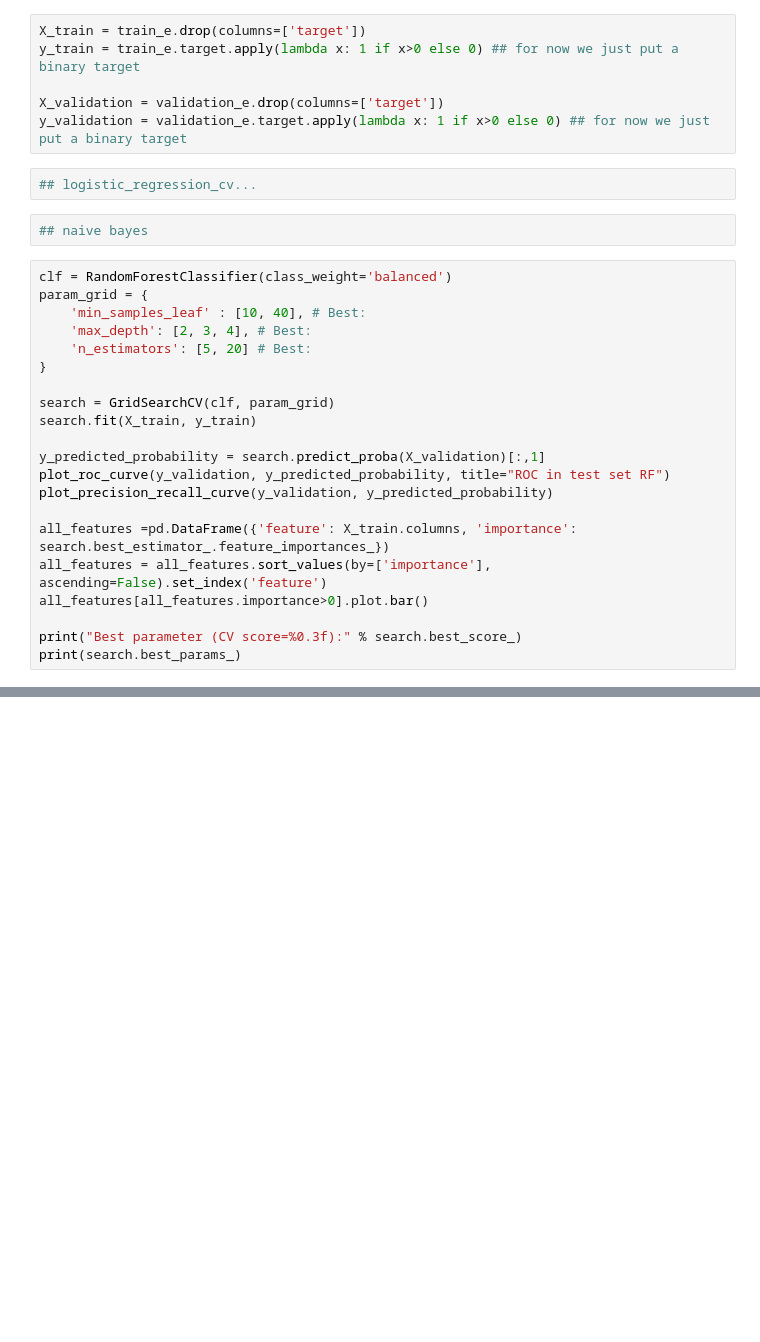
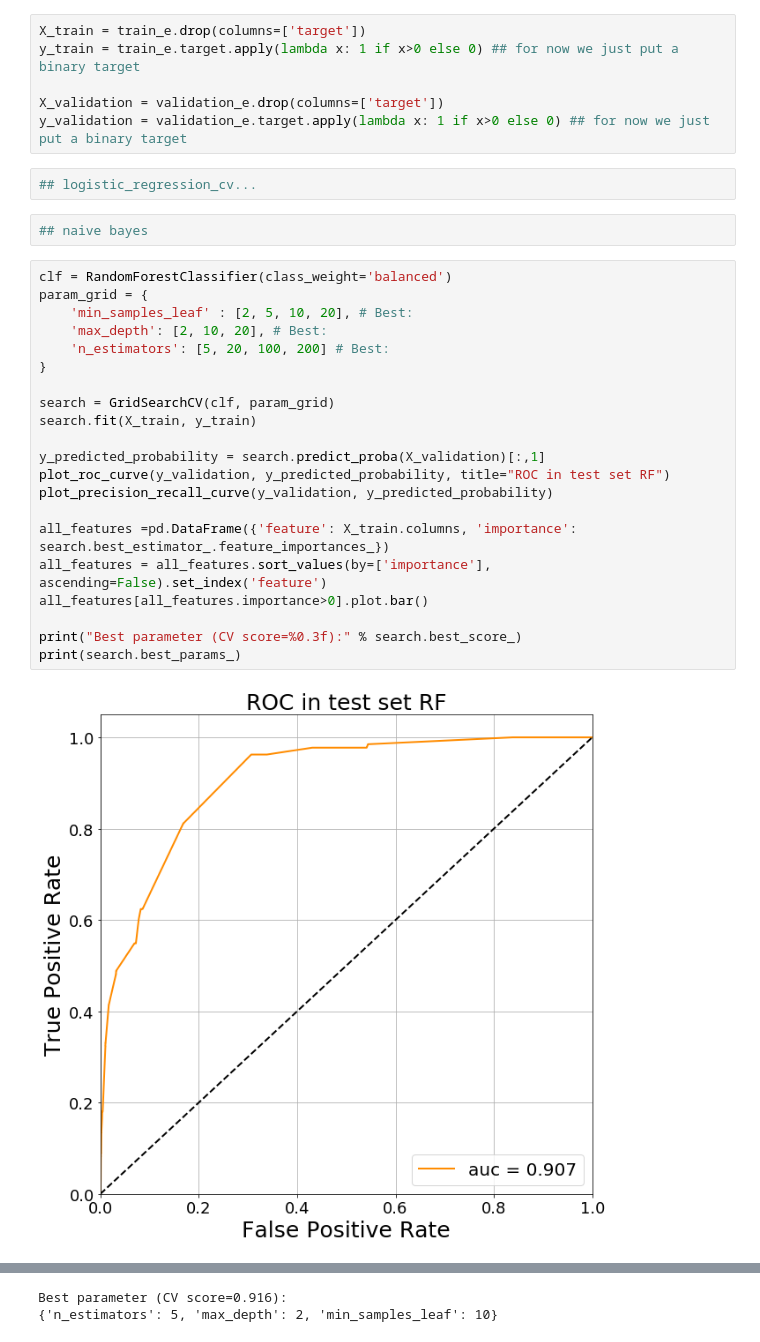
Before and after one commit to luisduque440/google_analytics, a Jupyter notebook: Main.ipynb, the cells around one changed output, grey strips where cells are left out. Cells and saved outputs as stored; diff of their text form; blank space fills up the shorter version.

```diff
--- a/Main.ipynb
+++ b/Main.ipynb
@@ -99,21 +99,23 @@ y_validation = validation_e.target.apply(lambda x: 1 if x>0 else 0) ## for now w
 # %%
 clf = RandomForestClassifier(class_weight='balanced')
 param_grid = {
-    'min_samples_leaf' : [10, 40], # Best:
-    'max_depth': [2, 3, 4], # Best:
-    'n_estimators': [5, 20] # Best:
+    'min_samples_leaf' : [2, 5, 10, 20], # Best:
+    'max_depth': [2, 10, 20], # Best:
+    'n_estimators': [5, 20, 100, 200] # Best:
 }
 
 search = GridSearchCV(clf, param_grid)
 search.fit(X_train, y_train)
 
 y_predicted_probability = search.predict_proba(X_validation)[:,1]
 plot_roc_curve(y_validation, y_predicted_probability, title="ROC in test set RF")
 plot_precision_recall_curve(y_validation, y_predicted_probability)
 
 all_features =pd.DataFrame({'feature': X_train.columns, 'importance': search.best_estimator_.feature_importances_})
 all_features = all_features.sort_values(by=['importance'], ascending=False).set_index('feature')
 all_features[all_features.importance>0].plot.bar()
 
 print("Best parameter (CV score=%0.3f):" % search.best_score_)
 print(search.best_params_)
+# %% [output]
+[figure, added]
@@ -119,0 +123,2 @@ print(search.best_params_)
+Best parameter (CV score=0.916):
+{'n_estimators': 5, 'max_depth': 2, 'min_samples_leaf': 10}
```
Also changed, not shown: parts of 2 cells of this notebook.
